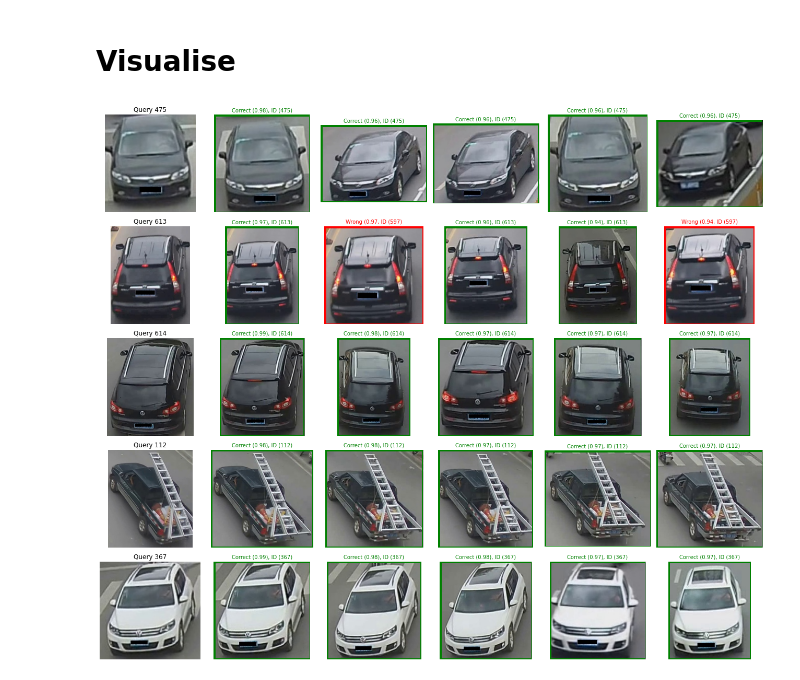
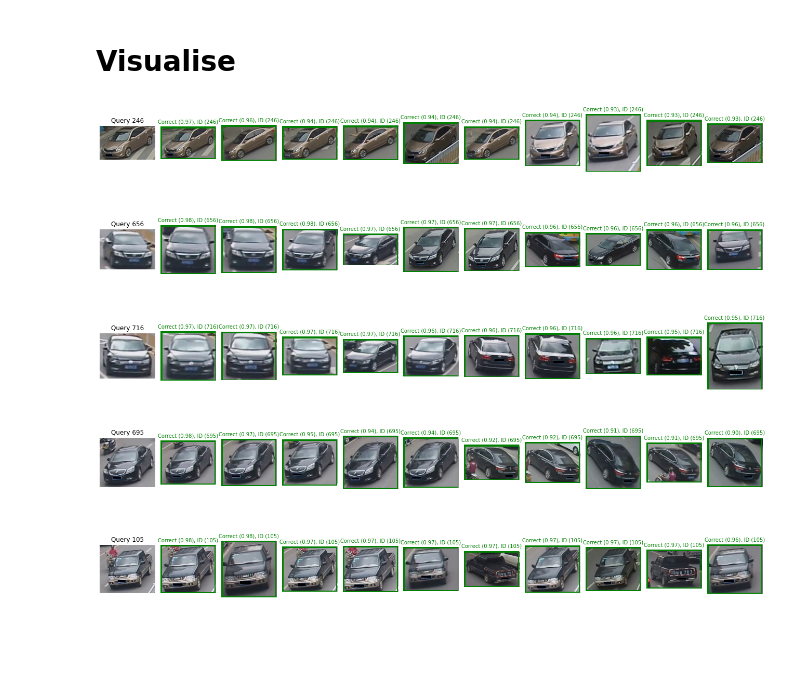
Before and after one commit to Air000/my-ReID, a Jupyter notebook: hf_CLIP_test.ipynb, the cells around one changed output. Cells and saved outputs as stored; diff of their text form; code cells hidden in the pictures; blank space fills up the shorter version.

```diff
--- a/hf_CLIP_test.ipynb
+++ b/hf_CLIP_test.ipynb
@@ -40,8 +38,8 @@ logger.addHandler(handler)
 # Load Model
 # %%
 # Load pre-trained CLIP model and processor
-model = CLIPModel.from_pretrained("fine_tuned_clip_model_100")
-processor = CLIPProcessor.from_pretrained("fine_tuned_clip_processor_100")
+model = CLIPModel.from_pretrained("loop_sensor_clip_model_60")
+processor = CLIPProcessor.from_pretrained("loop_sensor_clip_processor_60")
 
 # Move to GPU if available
 device = "cuda" if torch.cuda.is_available() else "cpu"
@@ -165,7 +163,7 @@ class CustomCLIPDataset(object):
         self.dataset_dir = osp.join(root, self.dataset_dir)
         self.train_dir = osp.join(self.dataset_dir, 'image_train')
         self.gallery_dir = osp.join(self.dataset_dir, 'image_test')
-        self.split_path = osp.join(self.dataset_dir, 'reid.json')
+        self.split_path = osp.join(self.dataset_dir, 'reid_loop_sensor.json')
 
         self._check_before_run()
 
@@ -624,9 +562,64 @@ mAP: 0.6354
 # %% [markdown]
 # Visualise
 # %%
+def display_inference_sampels(query_embeddings, query_labels, query_img_paths,
+                          gallery_embeddings, gallery_labels, gallery_img_paths):
+
+    query_img_paths = np.concatenate(query_img_paths).tolist()
+    gallery_img_paths = np.concatenate(gallery_img_paths).tolist()
+    similarity_matrix = torch.matmul(query_embeddings, gallery_embeddings.T)  # Shape: (num_query, num_gallery)
+    similarity_matrix = similarity_matrix.cpu().numpy()
+
+    # Randomly select 5 query indices
+    num_queries = query_embeddings.shape[0]
+    selected_query_indices = random.sample(range(num_queries), 5)
+
+    # Set up the plot: 5 rows (one per query) and 6 columns (1 query + 5 top matches)
+    fig, axes = plt.subplots(5, 11, figsize=(18, 15))
+
+    for row, q_idx in enumerate(selected_query_indices):
+        # Load and display the query image
+        query_img = plt.imread(query_img_paths[q_idx])
+        # Get query label
+        query_label = query_labels[q_idx].item()
+        axes[row, 0].imshow(query_img)
+        axes[row, 0].axis('off')
+        axes[row, 0].set_title("Query "+ str(query_label))
+
+        # Retrieve the top-5 gallery indices for this query based on similarity scores
+        # (Here, we simply use the highest similarity scores; ensure that query and gallery are disjoint if needed.)
+        top5_gallery_indices = np.argsort(-similarity_matrix[q_idx])[:10]
+
+        # Loop over the top-5 retrieved gallery images
+        for col, g_idx in enumerate(top5_gallery_indices, start=1):
+            gallery_img = plt.imread(gallery_img_paths[g_idx])
+            axes[row, col].imshow(gallery_img)
+            axes[row, col].axis('off')
+
+            # Get similarity score
+            score = similarity_matrix[q_idx][g_idx]
+
+            # Determine if the retrieved image is a correct match
+            gallery_label = gallery_labels[g_idx].item()
+            if gallery_label == query_label:
+                box_color = 'green'
+                title_text = f"Correct ({score:.2f}), ID ({str(gallery_label)})"
+            else:
+                box_color = 'red'
+                title_text = f"Wrong ({score:.2f}, ID ({str(gallery_label)})"
+
+            # Add a colored border to the image: a rectangle covering the image
+            rect = patches.Rectangle((0, 0), gallery_img.shape[1], gallery_img.shape[0],
+                                     linewidth=5, edgecolor=box_color, facecolor='none')
+            axes[row, col].add_patch(rect)
+            axes[row, col].set_title(title_text, color=box_color, fontsize=10)
+
+    plt.tight_layout()
+    plt.show()
+
 display_inference_sampels(query_embeddings, query_labels, query_img_paths,
                           gallery_embeddings, gallery_labels, gallery_img_paths)
 # %% [output]
-[figure, old version]
+[figure, new version]
 # %%
 gallery_loader
```
Also changed, not shown: parts of 3 cells of this notebook, 1 other file.
